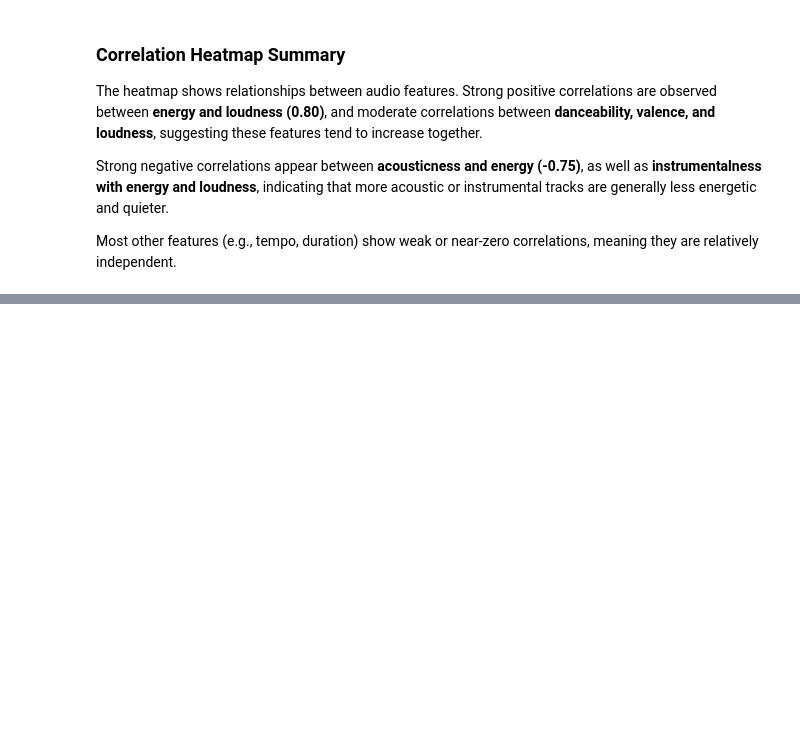
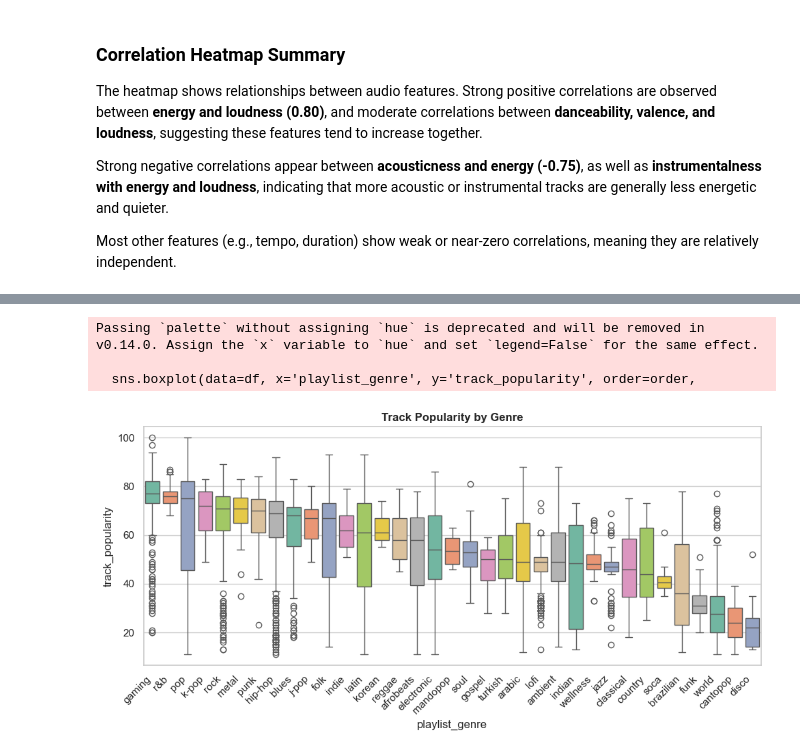
Before and after one commit to LeanderSam/Music-Analysis, a Jupyter notebook: code_files/EDA.ipynb, the cells around one changed output, grey strips where cells are left out. Drawn from its saved outputs; the diff is of its cells as text; code cells hidden in the pictures; blank space fills up the shorter version.

```diff
--- a/code_files/EDA.ipynb
+++ b/code_files/EDA.ipynb
@@ -248,0 +262,15 @@ Most other features (e.g., tempo, duration) show weak or near-zero correlations,
+# %%
+# --- Popularity by genre (box plot) ---
+fig, ax = plt.subplots(figsize=(10, 5))
+order = df.groupby('playlist_genre')['track_popularity'].median().sort_values(ascending=False).index
+sns.boxplot(data=df, x='playlist_genre', y='track_popularity', order=order,
+            palette='Set2', ax=ax)
+ax.set_title('Track Popularity by Genre', fontweight='bold')
+plt.xticks(rotation=45, ha='right')
+plt.tight_layout()
+plt.show()
+# %% [output]
+Passing `palette` without assigning `hue` is deprecated and will be removed in v0.14.0. Assign the `x` variable to `hue` and set `legend=False` for the same effect.
+
+  sns.boxplot(data=df, x='playlist_genre', y='track_popularity', order=order,
+[figure, added]
```
Also changed, not shown: parts of 1 cell of this notebook.
